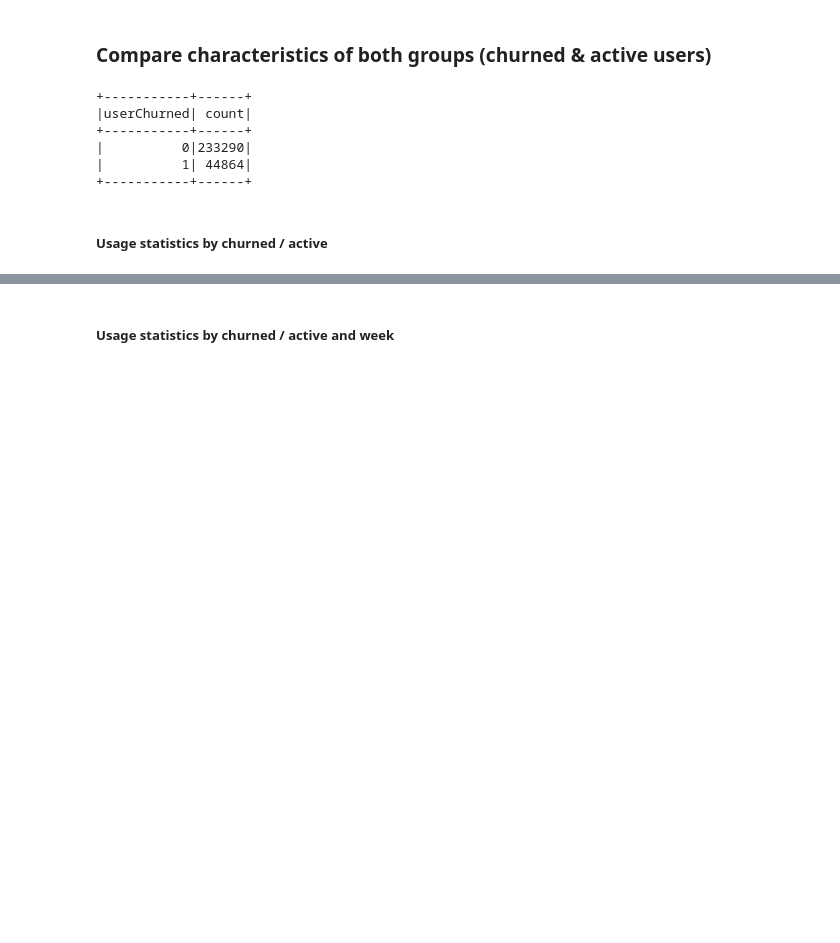
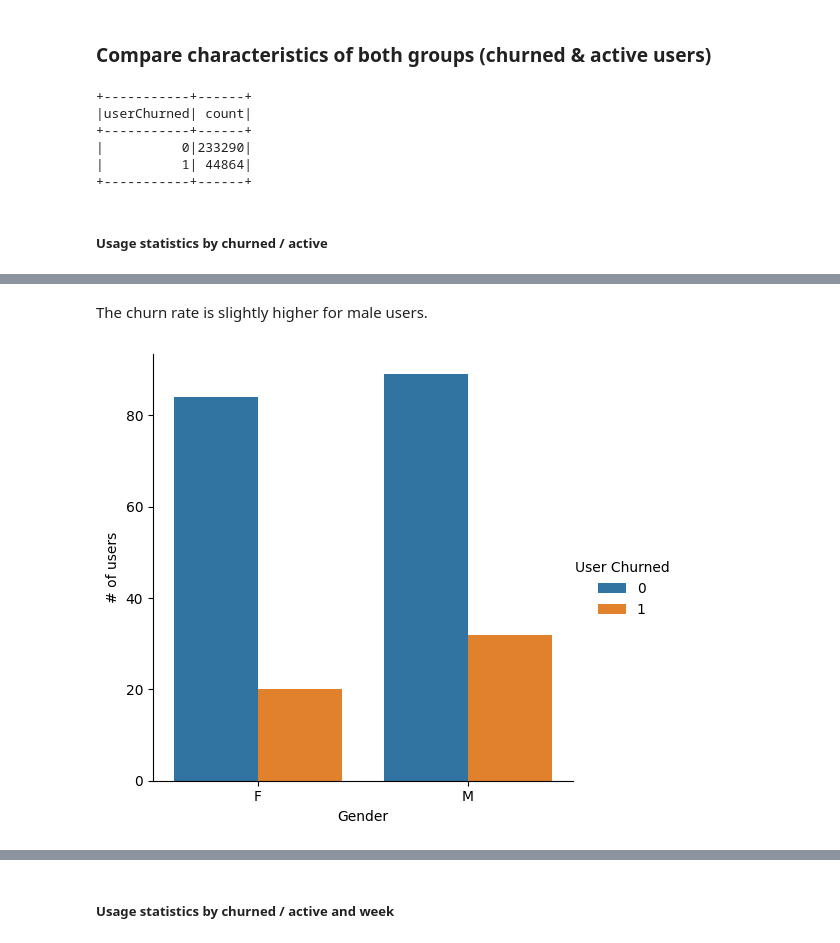
Before and after one commit to ben-sas/sparkify, a Jupyter notebook: Sparkify.ipynb, the cells around one changed output, grey strips where cells are left out. Drawn from its saved outputs; the diff is of its cells as text; code cells hidden in the pictures; blank space fills up the shorter version.

Commit message:
Added more visualizations.

```diff
--- a/Sparkify.ipynb
+++ b/Sparkify.ipynb
@@ -703,0 +707,8 @@ df.groupBy(["userChurned"]).agg(
+# %%
+df_churn_gender = df.groupBy(["gender", "userChurned"]).agg(
+                                                F.count_distinct("userId").alias("user_count"),
+                                                F.mean("length").alias("avg_length"),
+                                                (F.count("length").alias("played_songs") / F.count_distinct("userId")).alias("avg_songs_played")
+                                                ).sort("gender", "userChurned").toPandas()
+
+df_churn_gender
@@ -703,0 +724,11 @@ df.groupBy(["userChurned"]).agg(
+# %% [markdown]
+The churn rate is slightly higher for male users.
+# %%
+sns.catplot(
+    data=df_churn_gender, kind="bar",
+    x="gender", y="user_count", hue="userChurned"
+)\
+.set_axis_labels("Gender", "# of users")\
+.legend.set_title("User Churned")
+# %% [output]
+[figure, added]
```
Also changed, not shown: parts of 31 cells of this notebook.
